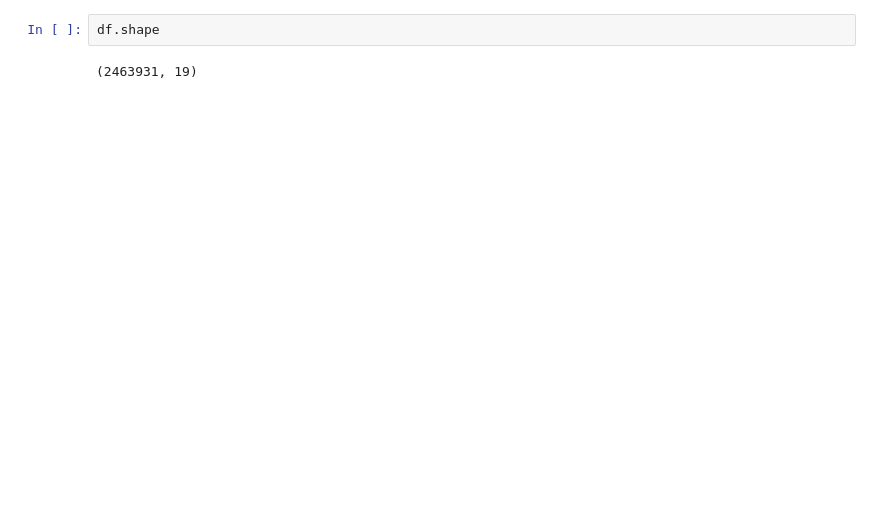
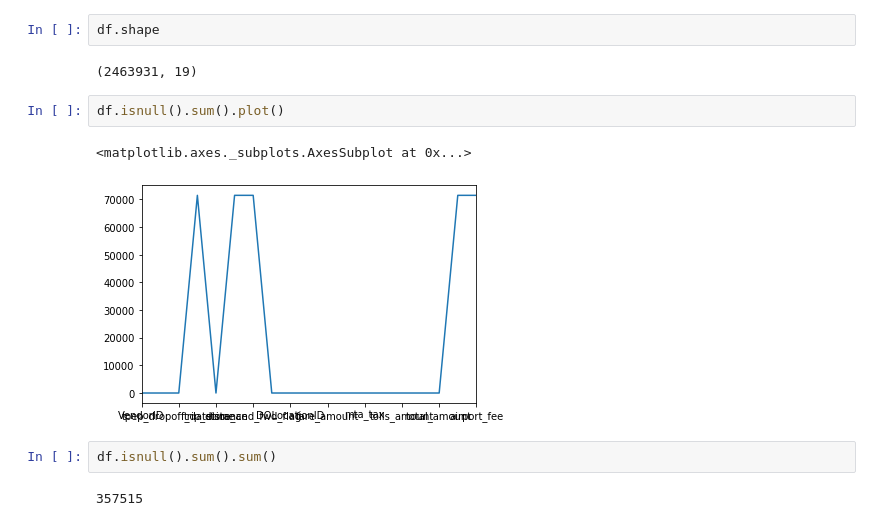
Before and after one commit to MosabKhaled/NewYorkTaxiAnalysis, a Jupyter notebook: New York Taxi Analysis .ipynb, the cells around one changed output. Saved outputs shown, nothing was run; the diff lists cells and outputs as text; blank space fills up the shorter version.

```diff
--- a/New York Taxi Analysis .ipynb
+++ b/New York Taxi Analysis .ipynb
@@ -20,3 +17,12 @@ df.head()
 df.shape
 # %% [output]
 (2463931, 19)
+# %%
+df.isnull().sum().plot()
+# %% [output]
+<matplotlib.axes._subplots.AxesSubplot at 0x...>
+[figure, added]
+# %%
+df.isnull().sum().sum()
+# %% [output]
+357515
```
Also changed, not shown: parts of 6 cells of this notebook, 1 other file.
